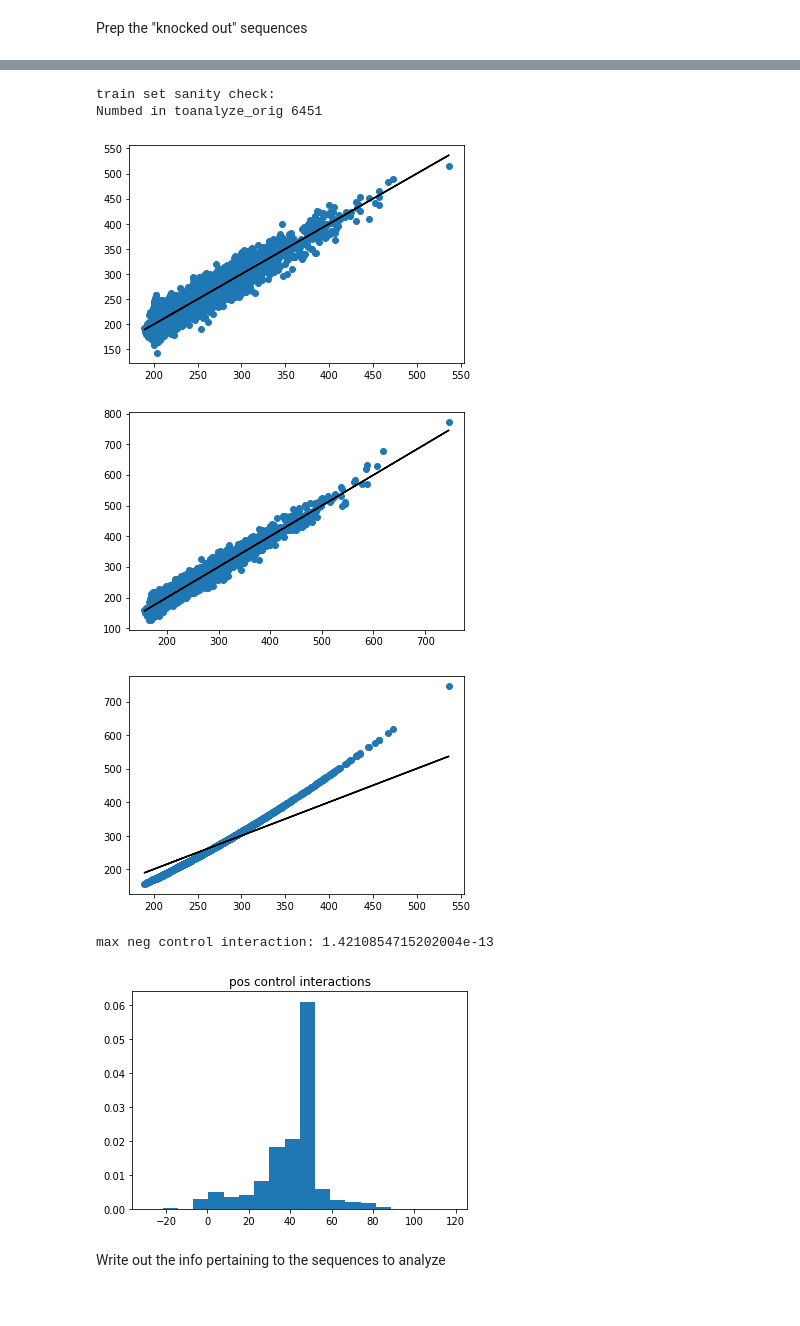
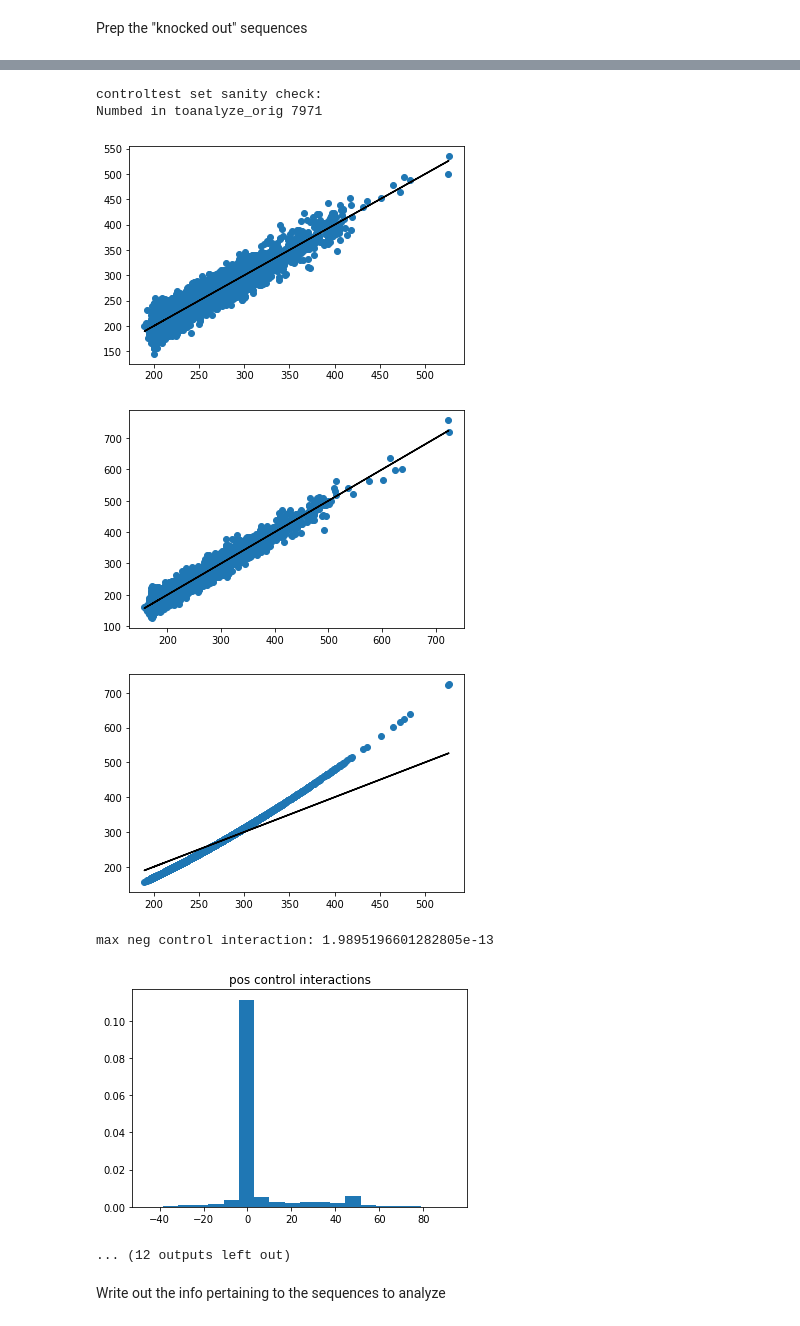
Before and after one commit to kundajelab/feature_interactions, a Jupyter notebook: av/Generate_Data.ipynb, the cells around one changed output, grey strips where cells are left out. Cells and saved outputs as stored; diff of their text form; code cells hidden in the pictures.

```diff
--- a/av/Generate_Data.ipynb
+++ b/av/Generate_Data.ipynb
@@ -421,40 +480,57 @@ def sanity_check(toanalyze_orig, toanalyze_taloff, toanalyze_gataoff,
   print("max neg control interaction:", max(groundtruth_neg_interactions))
   assert max(groundtruth_neg_interactions) < 1e-7
 
   plt.hist(groundtruth_pos_interactions, density=True, bins=20)
   plt.title("pos control interactions")
   plt.show()
 
 print("test set sanity check:")
 sanity_check(toanalyze_orig=test_toanalyze_orig,
              toanalyze_taloff=test_toanalyze_taloff,
              toanalyze_gataoff=test_toanalyze_gataoff,
              toanalyze_bothoff=test_toanalyze_bothoff,
              toanalyze_orig_neg_labels=test_toanalyze_orig_neg_labels,
              toanalyze_orig_pos_labels=test_toanalyze_orig_pos_labels)
 
+print("controltest set sanity check:")
+sanity_check(toanalyze_orig=controltest_toanalyze_orig,
+             toanalyze_taloff=controltest_toanalyze_taloff,
+             toanalyze_gataoff=controltest_toanalyze_gataoff,
+             toanalyze_bothoff=controltest_toanalyze_bothoff,
+             toanalyze_orig_neg_labels=controltest_toanalyze_orig_neg_labels,
+             toanalyze_orig_pos_labels=controltest_toanalyze_orig_pos_labels)
+
 print("train set sanity check:")
 sanity_check(toanalyze_orig=train_toanalyze_orig,
              toanalyze_taloff=train_toanalyze_taloff,
              toanalyze_gataoff=train_toanalyze_gataoff,
              toanalyze_bothoff=train_toanalyze_bothoff,
              toanalyze_orig_neg_labels=train_toanalyze_orig_neg_labels,
              toanalyze_orig_pos_labels=train_toanalyze_orig_pos_labels)
+
+print("controltrain set sanity check:")
+sanity_check(toanalyze_orig=controltrain_toanalyze_orig,
+             toanalyze_taloff=controltrain_toanalyze_taloff,
+             toanalyze_gataoff=controltrain_toanalyze_gataoff,
+             toanalyze_bothoff=controltrain_toanalyze_bothoff,
+             toanalyze_orig_neg_labels=controltrain_toanalyze_orig_neg_labels,
+             toanalyze_orig_pos_labels=controltrain_toanalyze_orig_pos_labels)
 # %% [output]
 test set sanity check:
 Numbed in toanalyze_orig 7971
 [figure]
 [figure]
 [figure]
 max neg control interaction: 1.9895196601282805e-13
 [figure]
-train set sanity check:
-Numbed in toanalyze_orig 6451
+controltest set sanity check:
+Numbed in toanalyze_orig 7971
-[figure, old version]
+[figure, new version]
-[figure, old version]
+[figure, new version]
-[figure, old version]
+[figure, new version]
-max neg control interaction: 1.4210854715202004e-13
+max neg control interaction: 1.9895196601282805e-13
-[figure, old version]
+[figure, new version]
+... (12 outputs left out)
 # %% [markdown]
 Write out the info pertaining to the sequences to analyze
 # %%
```
Also changed, not shown: parts of 8 cells of this notebook.
